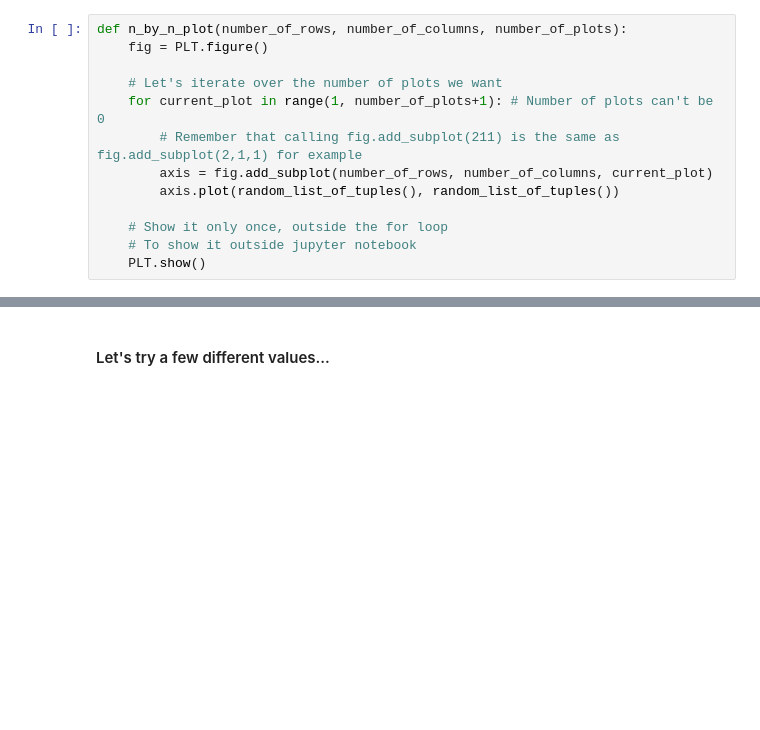
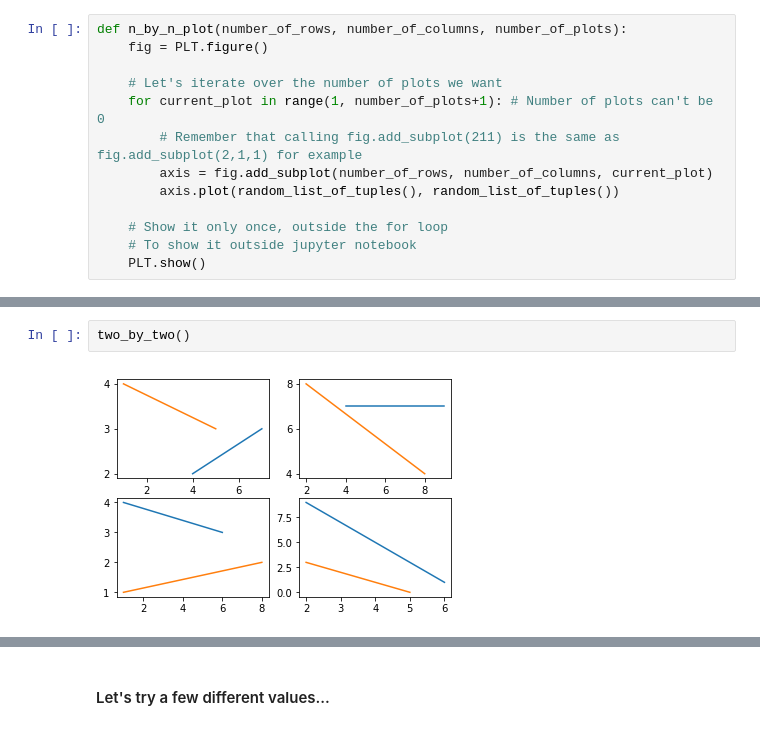
Before and after one commit to bjuncklaus/Matplotlib-Tutorials, a Jupyter notebook: subplot_examples_with_matplotlib-pyplot.ipynb, the cells around one changed output, grey strips where cells are left out. Drawn from its saved outputs; the diff is of its cells as text; blank space fills up the shorter version.

```diff
--- a/subplot_examples_with_matplotlib-pyplot.ipynb
+++ b/subplot_examples_with_matplotlib-pyplot.ipynb
@@ -142,3 +162,7 @@ two_by_one_plot()
+# %%
+two_by_two()
+# %% [output]
+[figure, added]
 # %%
 n_by_n_plot(2, 2, 4) # we can pass direct values if desired
 # %% [output]
```
Also changed, not shown: parts of 32 cells of this notebook, 1 other file.
